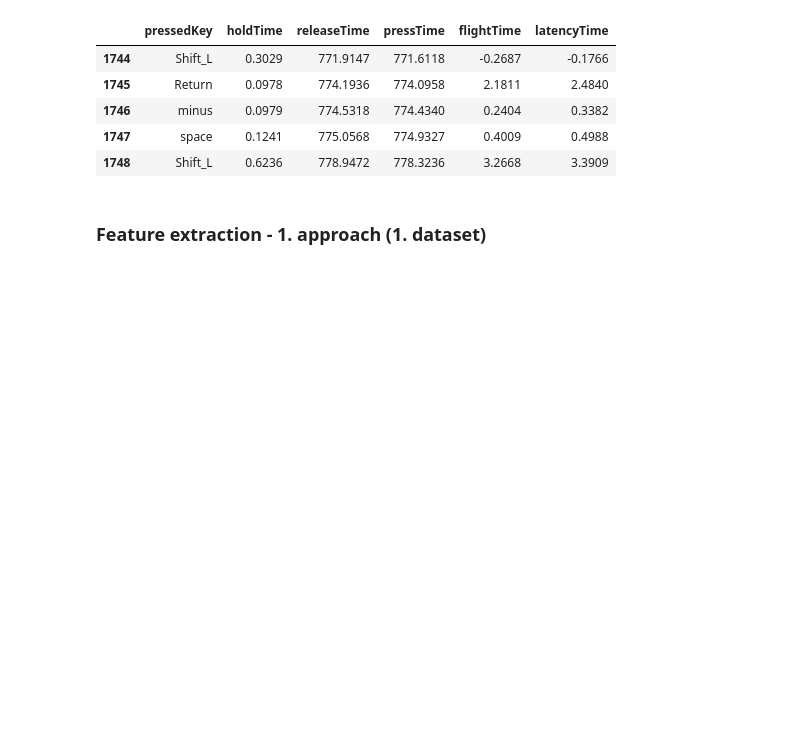
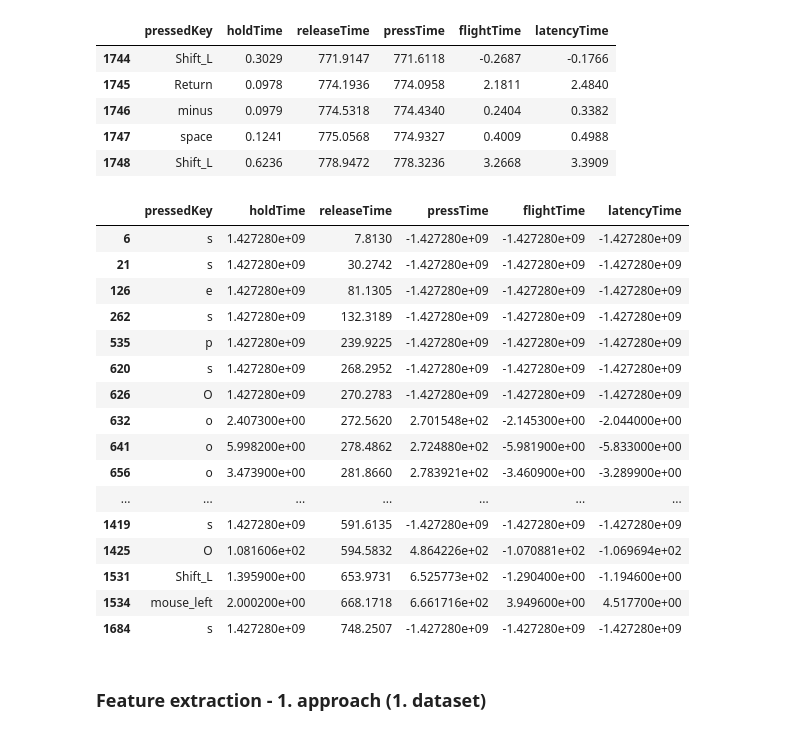
Before and after one commit to HannaKatarzyna/monKEY_app, a Jupyter notebook: preprocessing.ipynb, the cells around one changed output. Drawn from its saved outputs; the diff is of its cells as text; code cells hidden in the pictures; blank space fills up the shorter version.

```diff
--- a/preprocessing.ipynb
+++ b/preprocessing.ipynb
@@ -100,6 +104,26 @@ df_ID.tail()
 | 1746 | minus | 0.0979 | 774.5318 | 774.4340 | 0.2404 | 0.3382 |
 | 1747 | space | 0.1241 | 775.0568 | 774.9327 | 0.4009 | 0.4988 |
 | 1748 | Shift_L | 0.6236 | 778.9472 | 778.3236 | 3.2668 | 3.3909 |
+# %%
+df_ID[df_ID['holdTime']>1]
+# %% [output]
+|  | pressedKey | holdTime | releaseTime | pressTime | flightTime | latencyTime |
+| 6 | s | 1.427280e+09 | 7.8130 | -1.427280e+09 | -1.427280e+09 | -1.427280e+09 |
+| 21 | s | 1.427280e+09 | 30.2742 | -1.427280e+09 | -1.427280e+09 | -1.427280e+09 |
+| 126 | e | 1.427280e+09 | 81.1305 | -1.427280e+09 | -1.427280e+09 | -1.427280e+09 |
+| 262 | s | 1.427280e+09 | 132.3189 | -1.427280e+09 | -1.427280e+09 | -1.427280e+09 |
+| 535 | p | 1.427280e+09 | 239.9225 | -1.427280e+09 | -1.427280e+09 | -1.427280e+09 |
+| 620 | s | 1.427280e+09 | 268.2952 | -1.427280e+09 | -1.427280e+09 | -1.427280e+09 |
+| 626 | O | 1.427280e+09 | 270.2783 | -1.427280e+09 | -1.427280e+09 | -1.427280e+09 |
+| 632 | o | 2.407300e+00 | 272.5620 | 2.701548e+02 | -2.145300e+00 | -2.044000e+00 |
+| 641 | o | 5.998200e+00 | 278.4862 | 2.724880e+02 | -5.981900e+00 | -5.833000e+00 |
+| 656 | o | 3.473900e+00 | 281.8660 | 2.783921e+02 | -3.460900e+00 | -3.289900e+00 |
+| ... | ... | ... | ... | ... | ... | ... |
+| 1419 | s | 1.427280e+09 | 591.6135 | -1.427280e+09 | -1.427280e+09 | -1.427280e+09 |
+| 1425 | O | 1.081606e+02 | 594.5832 | 4.864226e+02 | -1.070881e+02 | -1.069694e+02 |
+| 1531 | Shift_L | 1.395900e+00 | 653.9731 | 6.525773e+02 | -1.290400e+00 | -1.194600e+00 |
+| 1534 | mouse_left | 2.000200e+00 | 668.1718 | 6.661716e+02 | 3.949600e+00 | 4.517700e+00 |
+| 1684 | s | 1.427280e+09 | 748.2507 | -1.427280e+09 | -1.427280e+09 | -1.427280e+09 |
 # %% [markdown]
 ### Feature extraction - 1. approach  (1. dataset)
 # %%
```
Also changed, not shown: parts of 3 cells of this notebook.
